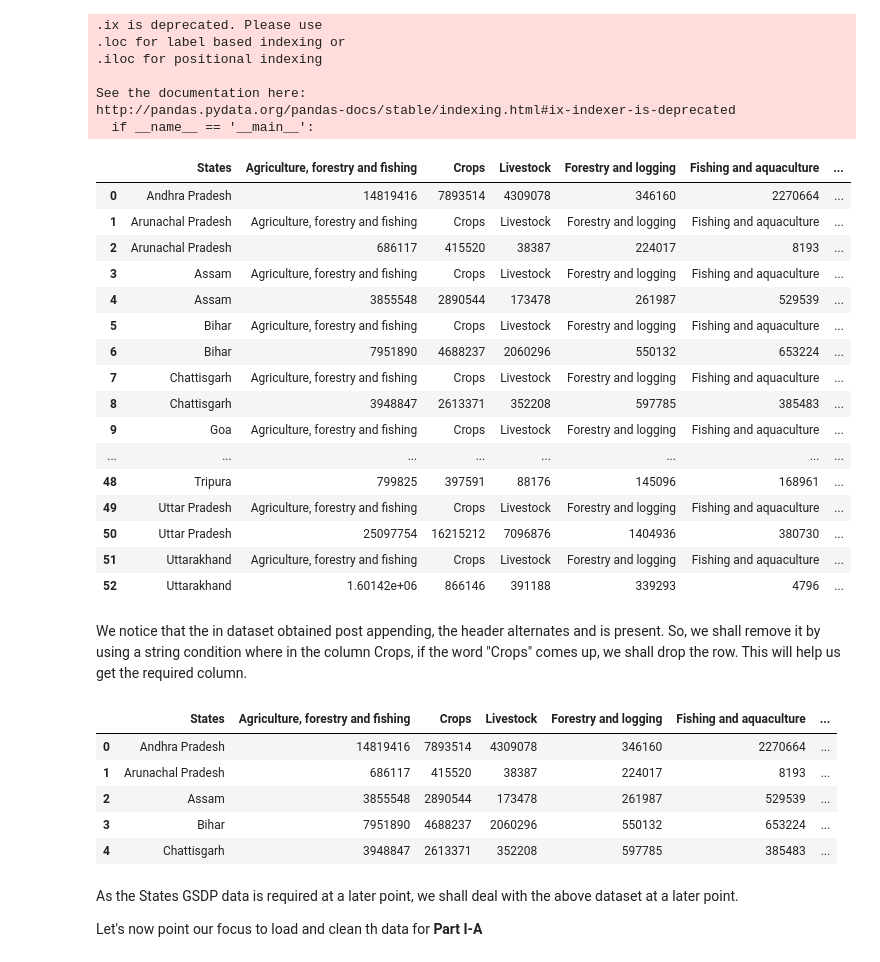
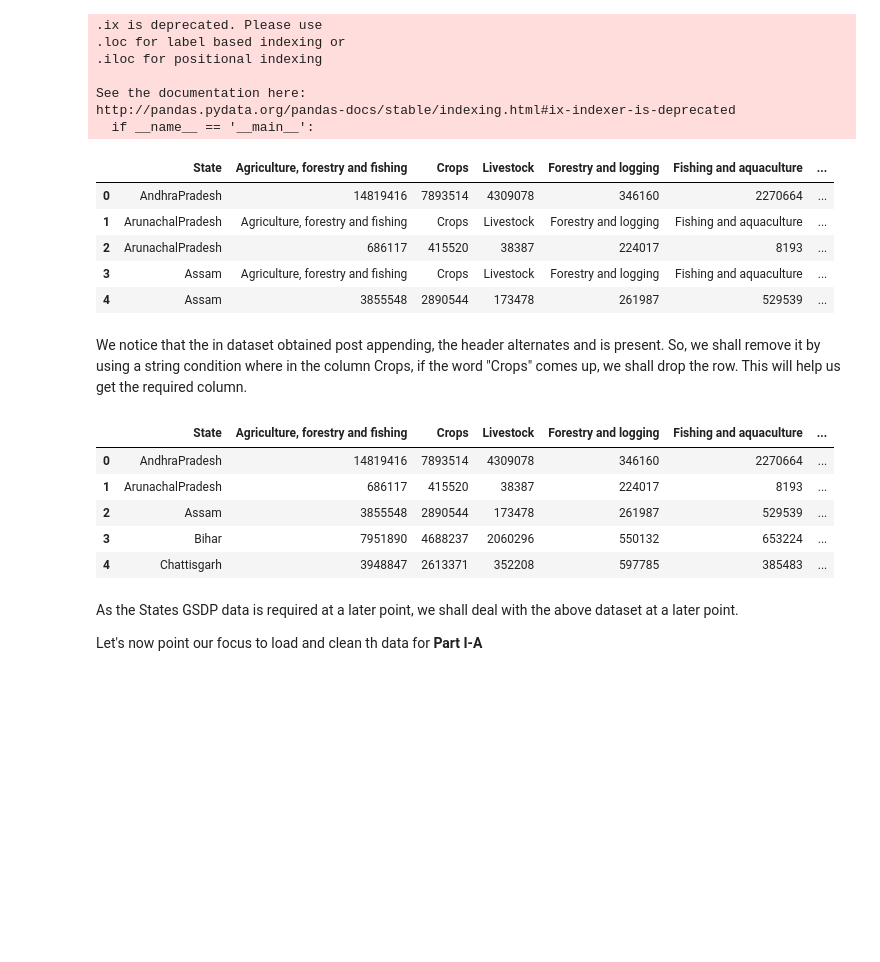
Before and after one commit to anishmahapatra/MasterDataScience, a Jupyter notebook: Course02-statisticsAndEDA/Module09-GDPassignment/GDP Analysis v1.4.ipynb, the cells around one changed output. Cells and saved outputs as stored; diff of their text form; code cells hidden in the pictures; blank space fills up the shorter version.

```diff
--- a/Course02-statisticsAndEDA/Module09-GDPassignment/GDP Analysis v1.4.ipynb
+++ b/Course02-statisticsAndEDA/Module09-GDPassignment/GDP Analysis v1.4.ipynb
@@ -86,7 +86,7 @@ dfStateGDP = dfStateGDP[1:]
 dfStateGDP.columns = new_header
 
 # Renaming the "Andhra Pradesh" column to "States" to maintain naming nomenclature
-dfStateGDP.rename(columns={'Andhra Pradesh':'States'}, inplace=True)
+dfStateGDP.rename(columns={'AndhraPradesh':'State'}, inplace=True)
 
 # Reindexing the data
 dfStateGDP.reset_index(inplace = True, drop = True)
@@ -96,7 +96,7 @@ dfStateGDP.reset_index(inplace = True, drop = True)
 cols = list(dfStateGDP)
 
 # Move the column to head of list using index, pop and insert
-cols.insert(0, cols.pop(cols.index('States')))
+cols.insert(0, cols.pop(cols.index('State')))
 
 # use ix to reorder
 dfStateGDP = dfStateGDP.ix[:, cols]
@@ -109,25 +109,14 @@ See the documentation here:
 http://pandas.pydata.org/pandas-docs/stable/indexing.html#ix-indexer-is-deprecated
   if __name__ == '__main__':
 # %%
-dfStateGDP
+dfStateGDP.head()
 # %% [output]
-|  | States | Agriculture, forestry and fishing | Crops | Livestock | Forestry and logging | Fishing and aquaculture | ... |
-| 0 | Andhra Pradesh | 14819416 | 7893514 | 4309078 | 346160 | 2270664 | ... |
-| 1 | Arunachal Pradesh | Agriculture, forestry and fishing | Crops | Livestock | Forestry and logging | Fishing and aquaculture | ... |
-| 2 | Arunachal Pradesh | 686117 | 415520 | 38387 | 224017 | 8193 | ... |
+|  | State | Agriculture, forestry and fishing | Crops | Livestock | Forestry and logging | Fishing and aquaculture | ... |
+| 0 | AndhraPradesh | 14819416 | 7893514 | 4309078 | 346160 | 2270664 | ... |
+| 1 | ArunachalPradesh | Agriculture, forestry and fishing | Crops | Livestock | Forestry and logging | Fishing and aquaculture | ... |
+| 2 | ArunachalPradesh | 686117 | 415520 | 38387 | 224017 | 8193 | ... |
 | 3 | Assam | Agriculture, forestry and fishing | Crops | Livestock | Forestry and logging | Fishing and aquaculture | ... |
 | 4 | Assam | 3855548 | 2890544 | 173478 | 261987 | 529539 | ... |
-| 5 | Bihar | Agriculture, forestry and fishing | Crops | Livestock | Forestry and logging | Fishing and aquaculture | ... |
-| 6 | Bihar | 7951890 | 4688237 | 2060296 | 550132 | 653224 | ... |
-| 7 | Chattisgarh | Agriculture, forestry and fishing | Crops | Livestock | Forestry and logging | Fishing and aquaculture | ... |
-| 8 | Chattisgarh | 3948847 | 2613371 | 352208 | 597785 | 385483 | ... |
-| 9 | Goa | Agriculture, forestry and fishing | Crops | Livestock | Forestry and logging | Fishing and aquaculture | ... |
-| ... | ... | ... | ... | ... | ... | ... | ... |
-| 48 | Tripura | 799825 | 397591 | 88176 | 145096 | 168961 | ... |
-| 49 | Uttar Pradesh | Agriculture, forestry and fishing | Crops | Livestock | Forestry and logging | Fishing and aquaculture | ... |
-| 50 | Uttar Pradesh | 25097754 | 16215212 | 7096876 | 1404936 | 380730 | ... |
-| 51 | Uttarakhand | Agriculture, forestry and fishing | Crops | Livestock | Forestry and logging | Fishing and aquaculture | ... |
-| 52 | Uttarakhand | 1.60142e+06 | 866146 | 391188 | 339293 | 4796 | ... |
 # %% [markdown]
 We notice that the in dataset obtained post appending, the header alternates and is present. So, we shall remove it by using a string condition where in the column Crops, if the word "Crops" comes up, we shall drop the row. This will help us get the required column.
 # %%
@@ -140,9 +129,9 @@ dfStateGDP.reset_index(inplace = True, drop = True)
 # %%
 dfStateGDP.head()
 # %% [output]
-|  | States | Agriculture, forestry and fishing | Crops | Livestock | Forestry and logging | Fishing and aquaculture | ... |
-| 0 | Andhra Pradesh | 14819416 | 7893514 | 4309078 | 346160 | 2270664 | ... |
-| 1 | Arunachal Pradesh | 686117 | 415520 | 38387 | 224017 | 8193 | ... |
+|  | State | Agriculture, forestry and fishing | Crops | Livestock | Forestry and logging | Fishing and aquaculture | ... |
+| 0 | AndhraPradesh | 14819416 | 7893514 | 4309078 | 346160 | 2270664 | ... |
+| 1 | ArunachalPradesh | 686117 | 415520 | 38387 | 224017 | 8193 | ... |
 | 2 | Assam | 3855548 | 2890544 | 173478 | 261987 | 529539 | ... |
 | 3 | Bihar | 7951890 | 4688237 | 2060296 | 550132 | 653224 | ... |
 | 4 | Chattisgarh | 3948847 | 2613371 | 352208 | 597785 | 385483 | ... |
```
Also changed, not shown: parts of 15 cells of this notebook, 6 other files.
